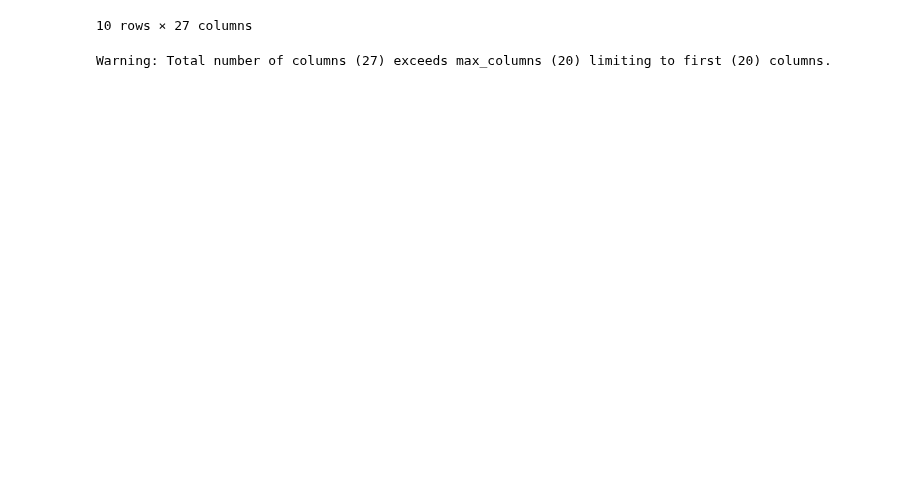
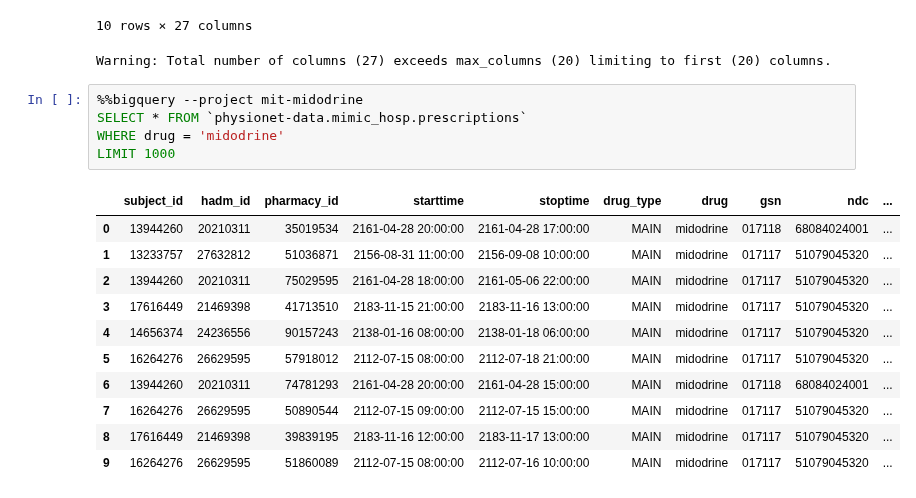
Before and after one commit to Jarvis-BITS/midodrine-mimic-iv, a Jupyter notebook: Midodrine_analysis.ipynb, the cells around one changed output. Drawn from its saved outputs; the diff is of its cells as text; blank space fills up the shorter version.

Commit message:
added drug query

```diff
--- a/Midodrine_analysis.ipynb
+++ b/Midodrine_analysis.ipynb
@@ -72,3 +72,20 @@ Warning: Total number of columns (27) exceeds max_columns (20). Falling back to
 | 9 | 13944260 | 20210311 | 74781293 | 13944260-63 | 2161-04-28 20:00:00 | 2161-04-28 15:00:00 | midodrine | Unit Dose | Inactive (Due to a change order) | ... |
 10 rows × 27 columns
 Warning: Total number of columns (27) exceeds max_columns (20) limiting to first (20) columns.
+# %%
+%%bigquery --project mit-midodrine
+SELECT * FROM `physionet-data.mimic_hosp.prescriptions`
+WHERE drug = 'midodrine'
+LIMIT 1000
+# %% [output]
+|  | subject_id | hadm_id | pharmacy_id | starttime | stoptime | drug_type | drug | gsn | ndc | ... |
+| 0 | 13944260 | 20210311 | 35019534 | 2161-04-28 20:00:00 | 2161-04-28 17:00:00 | MAIN | midodrine | 017118 | 68084024001 | ... |
+| 1 | 13233757 | 27632812 | 51036871 | 2156-08-31 11:00:00 | 2156-09-08 10:00:00 | MAIN | midodrine | 017117 | 51079045320 | ... |
+| 2 | 13944260 | 20210311 | 75029595 | 2161-04-28 18:00:00 | 2161-05-06 22:00:00 | MAIN | midodrine | 017117 | 51079045320 | ... |
+| 3 | 17616449 | 21469398 | 41713510 | 2183-11-15 21:00:00 | 2183-11-16 13:00:00 | MAIN | midodrine | 017117 | 51079045320 | ... |
+| 4 | 14656374 | 24236556 | 90157243 | 2138-01-16 08:00:00 | 2138-01-18 06:00:00 | MAIN | midodrine | 017117 | 51079045320 | ... |
+| 5 | 16264276 | 26629595 | 57918012 | 2112-07-15 08:00:00 | 2112-07-18 21:00:00 | MAIN | midodrine | 017117 | 51079045320 | ... |
+| 6 | 13944260 | 20210311 | 74781293 | 2161-04-28 20:00:00 | 2161-04-28 15:00:00 | MAIN | midodrine | 017118 | 68084024001 | ... |
+| 7 | 16264276 | 26629595 | 50890544 | 2112-07-15 09:00:00 | 2112-07-15 15:00:00 | MAIN | midodrine | 017117 | 51079045320 | ... |
+| 8 | 17616449 | 21469398 | 39839195 | 2183-11-16 12:00:00 | 2183-11-17 13:00:00 | MAIN | midodrine | 017117 | 51079045320 | ... |
+| 9 | 16264276 | 26629595 | 51860089 | 2112-07-15 08:00:00 | 2112-07-16 10:00:00 | MAIN | midodrine | 017117 | 51079045320 | ... |
```
